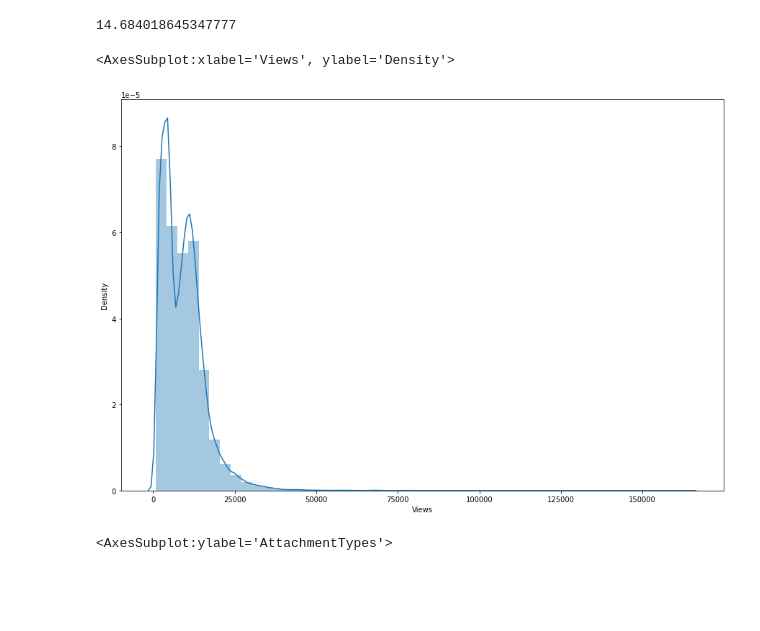
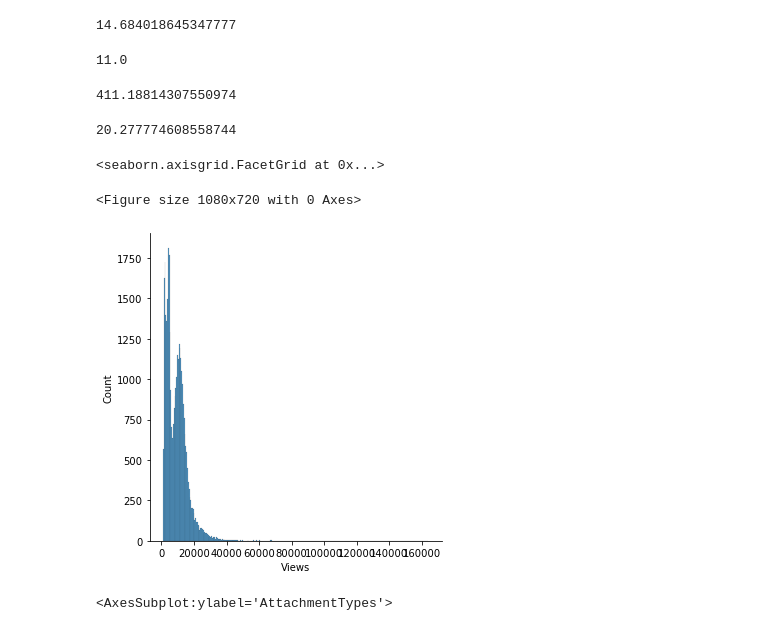
Before and after one commit to prekel/MSO, a Jupyter notebook: Lab01/memeblog.ipynb, the cells around one changed output. Cells and saved outputs as stored; diff of their text form; code cells hidden in the pictures; blank space fills up the shorter version.

```diff
--- a/Lab01/memeblog.ipynb
+++ b/Lab01/memeblog.ipynb
@@ -27,13 +30,26 @@ data
 np.mean(data.Comments)
 # %% [output]
 14.684018645347777
+# %%
+np.median(data.Comments)
+# %% [output]
+11.0
+# %%
+np.var(data.Comments)
+# %% [output]
+411.18814307550974
+# %%
+np.std(data.Comments)
+# %% [output]
+20.277774608558744
 # %%
 
 plt.figure(figsize=(15, 10))
-sns.distplot(data['Views'])
+sns.displot(data['Views'])
 # %% [output]
-<AxesSubplot:xlabel='Views', ylabel='Density'>
+<seaborn.axisgrid.FacetGrid at 0x...>
+<Figure size 1080x720 with 0 Axes>
-[figure, old version]
+[figure, new version]
 # %%
 plt.figure(figsize=(20, 20))
 data['AttachmentTypes'].value_counts().plot.pie(autopct='%1.1f%%')
```
Also changed, not shown: parts of 3 cells of this notebook.
